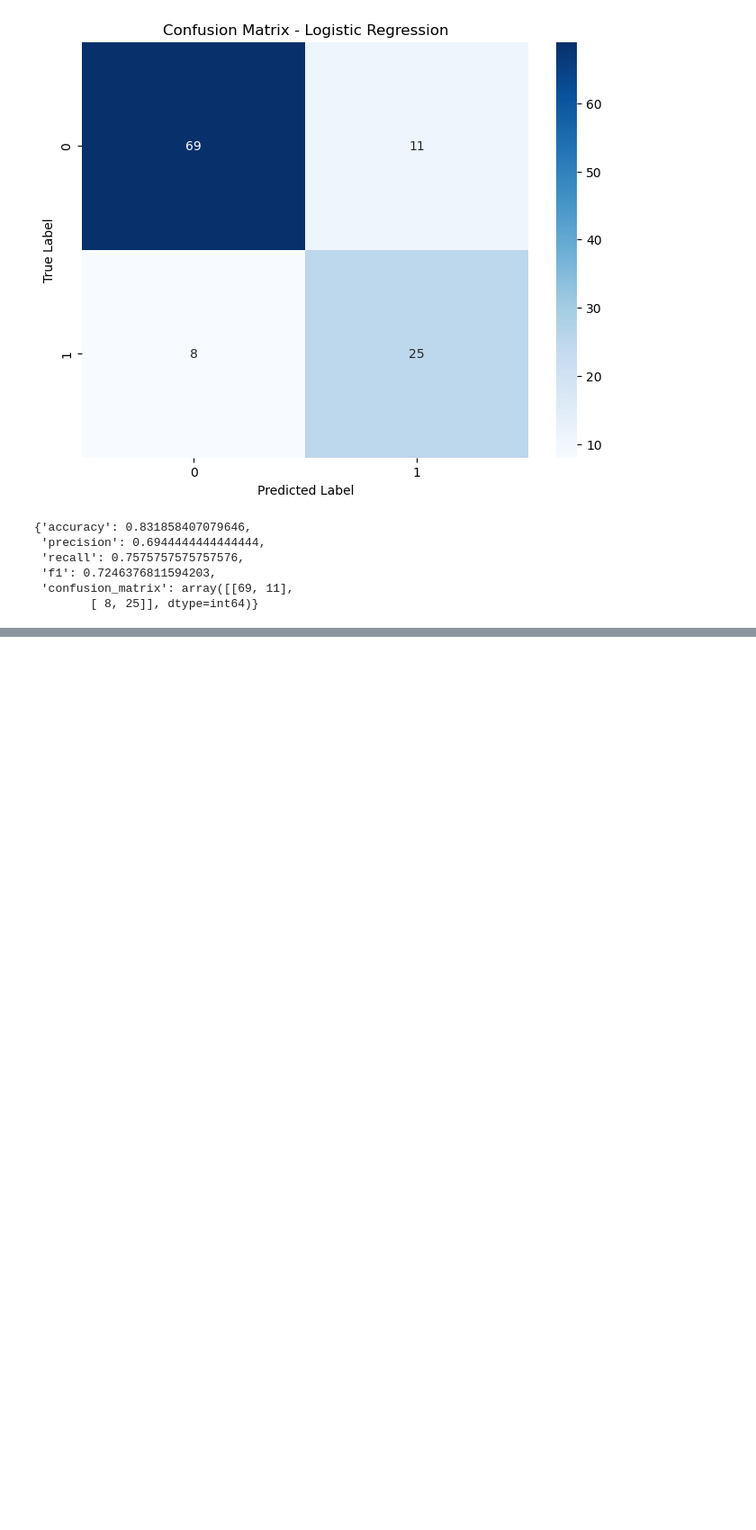
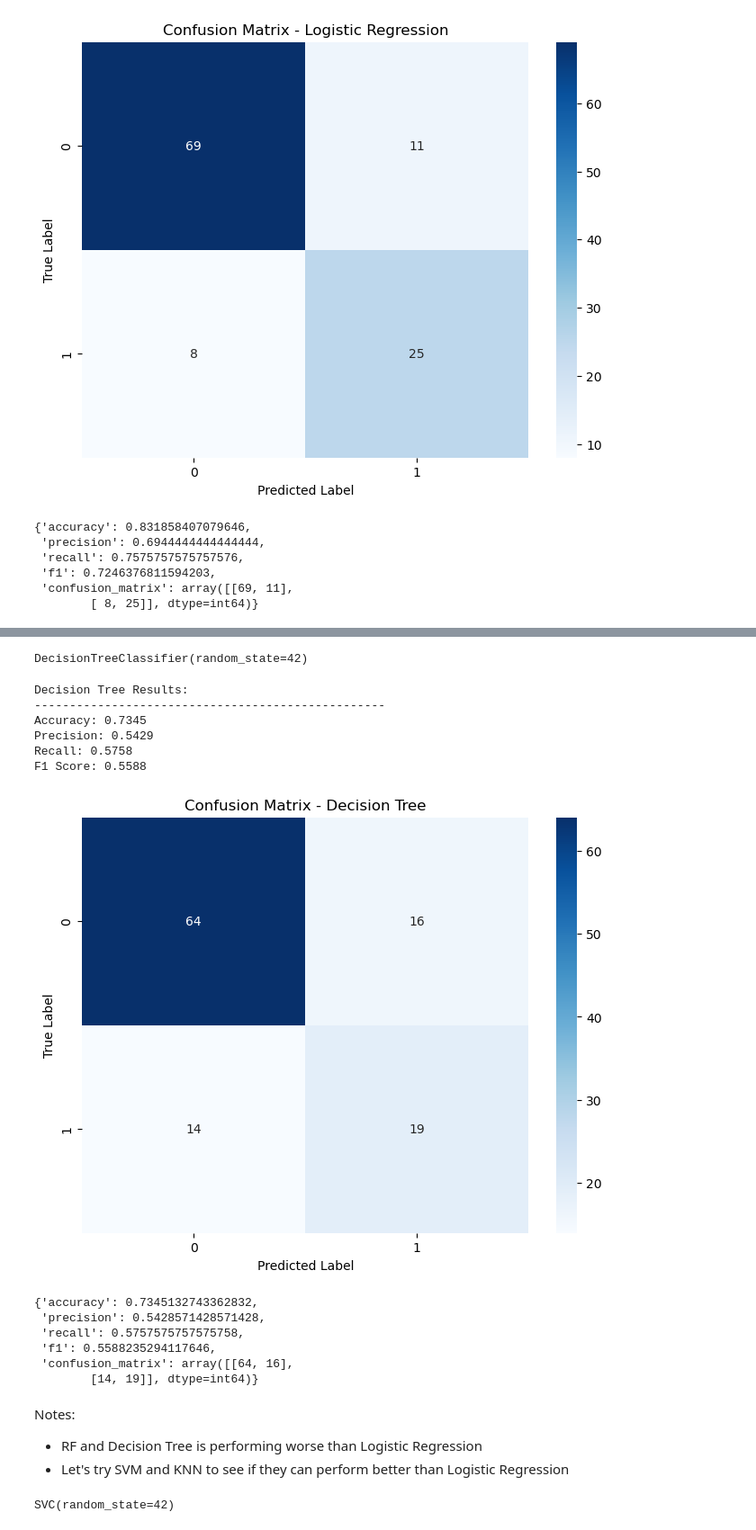
Before and after one commit to halchemylab/Autism_Prediction_Machine_Learning_Project, a Jupyter notebook: analysis.ipynb, the cells around one changed output, grey strips where cells are left out. Shown at 90% size. Cells and saved outputs as stored; diff of their text form; code cells hidden in the pictures; blank space fills up the shorter version.

```diff
--- a/analysis.ipynb
+++ b/analysis.ipynb
@@ -567,0 +600,28 @@ F1 Score: 0.7246
+# %%
+dt = DecisionTreeClassifier(random_state=42)
+# %%
+dt.fit(X_train, y_train)
+# %% [output]
+DecisionTreeClassifier(random_state=42)
+# %%
+y_pred_dt = dt.predict(X_test)
+# %%
+model_results(y_test, y_pred_dt, model_name="Decision Tree")
+# %% [output]
+Decision Tree Results:
+--------------------------------------------------
+Accuracy: 0.7345
+Precision: 0.5429
+Recall: 0.5758
+F1 Score: 0.5588
+[figure, added]
+{'accuracy': 0.7345132743362832,
+ 'precision': 0.5428571428571428,
+ 'recall': 0.5757575757575758,
+ 'f1': 0.5588235294117646,
+ 'confusion_matrix': array([[64, 16],
+        [14, 19]], dtype=int64)}
+# %% [markdown]
+Notes:
+- RF and Decision Tree is performing worse than Logistic Regression
+- Let's try SVM and KNN to see if they can perform better than Logistic Regression
@@ -567,0 +632,4 @@ F1 Score: 0.7246
+# %%
+svm.fit(X_train, y_train)
+# %% [output]
+SVC(random_state=42)
```
Also changed, not shown: parts of 12 cells of this notebook.
